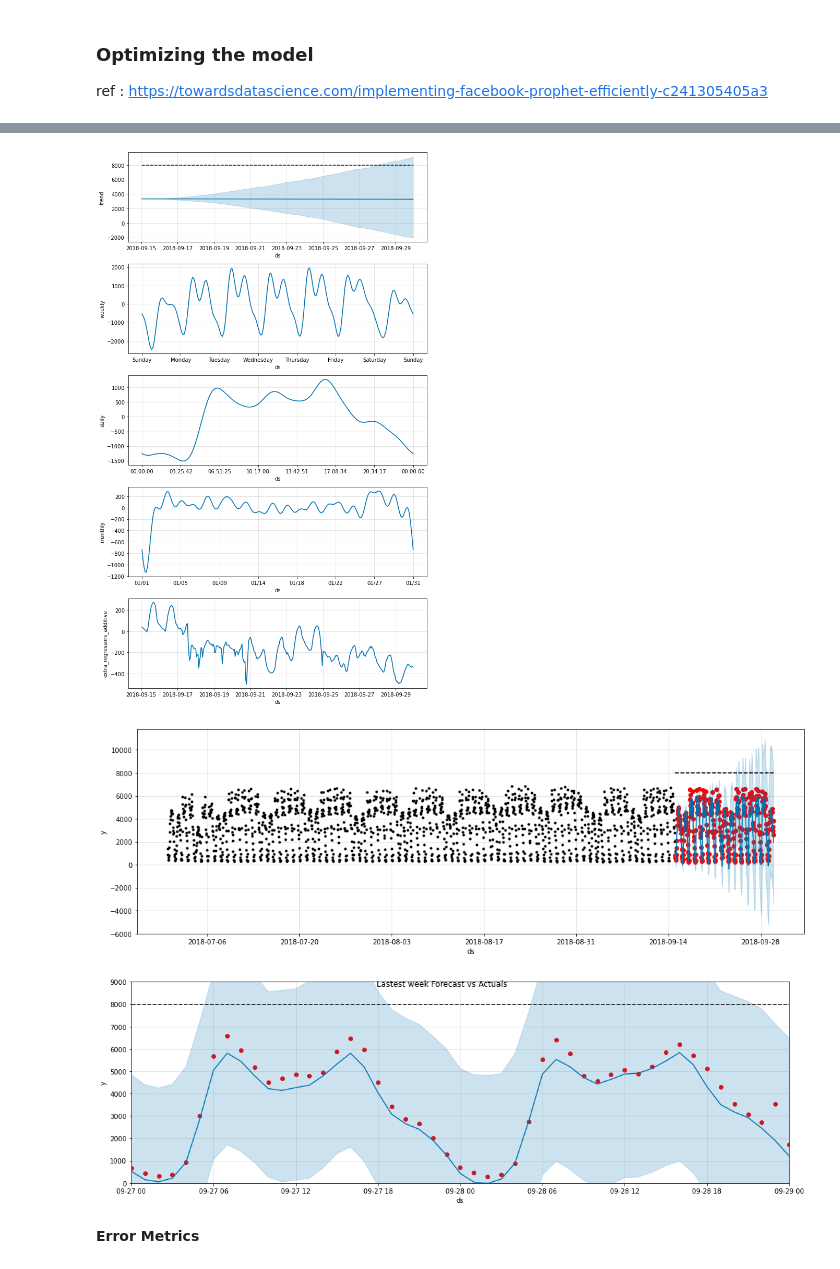
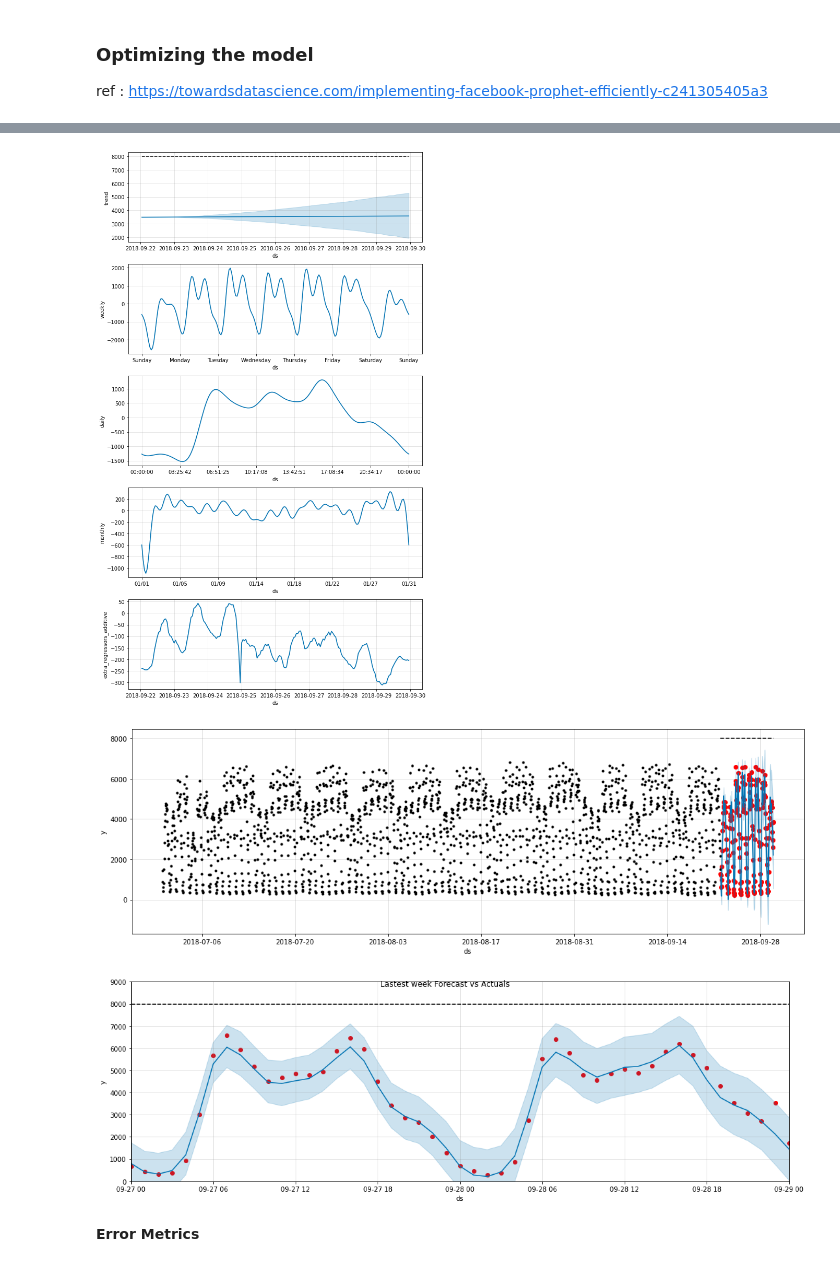
Before and after one commit to amine-akrout/Time-series-forecasting, a Jupyter notebook: Time_series_forecasting_using_Prophet.ipynb, the cells around one changed output, grey strips where cells are left out. Cells and saved outputs as stored; diff of their text form; code cells hidden in the pictures.

```diff
--- a/Time_series_forecasting_using_Prophet.ipynb
+++ b/Time_series_forecasting_using_Prophet.ipynb
@@ -58,7 +58,7 @@ plt.show()
 # %% [markdown]
 Train/Test Split
 # %%
-split_date = '2018-09-15'
+split_date = '2018-09-22'
 ts_train = ts.loc[ts.index <= split_date].copy()
 ts_test = ts.loc[ts.index > split_date].copy()
 # %%
@@ -292,4 +280,6 @@ Wall time: 30.6 s
 <fbprophet.forecaster.Prophet at 0x...>
 # %%
+%%time
 # Predict on training set with model
-y_pred = model.predict(df=ts_test)
+y_pred_op = model.predict(df=ts_test)
+y_pred_op.yhat[y_pred_op.yhat < 0] = 0
@@ -304,8 +296,8 @@ fig = model.plot(y_pred, ax=ax)
 # %%
 # Plot the components
-fig = model.plot_components(y_pred)
+fig = model.plot_components(y_pred_op)
 # %% [output]
-[figure, old version]
+[figure, new version]
 # %%
 #### Compare Forecast to Actuals
 
@@ -314,23 +306,23 @@ f, ax = plt.subplots(1)
 f.set_figheight(5)
 f.set_figwidth(15)
 ax.scatter(ts_test.index, ts_test.y, color='r')
-fig = model.plot(y_pred, ax=ax)
+fig = model.plot(y_pred_op, ax=ax)
 # %% [output]
-[figure, old version]
+[figure, new version]
 # %%
 #Lastest week predictions
 
 # Plot the forecast with the actuals
 f, ax = plt.subplots(1)
 f.set_figheight(5)
 f.set_figwidth(15)
 ax.scatter(ts_test.index, ts_test.y, color='r')
-fig = model.plot(y_pred, ax=ax)
+fig = model.plot(y_pred_op, ax=ax)
 ax.set_xbound(lower= datetime.date(2018,9,27), upper=datetime.date(2018,9,29))
 
 ax.set_ylim(0, 9000)
 plot = plt.suptitle('Lastest week Forecast vs Actuals')
 # %% [output]
-[figure, old version]
+[figure, new version]
 # %% [markdown]
 **Error Metrics**
```
Also changed, not shown: parts of 31 cells of this notebook, 1 other file.
